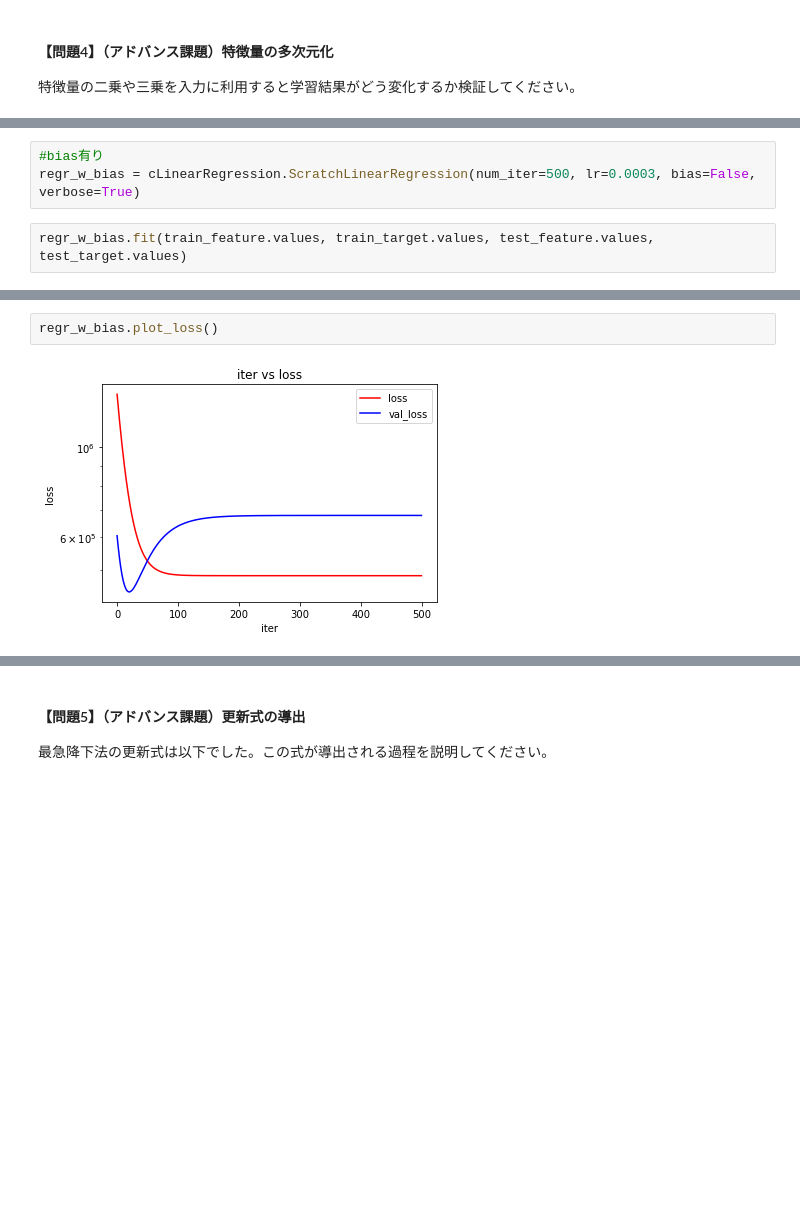
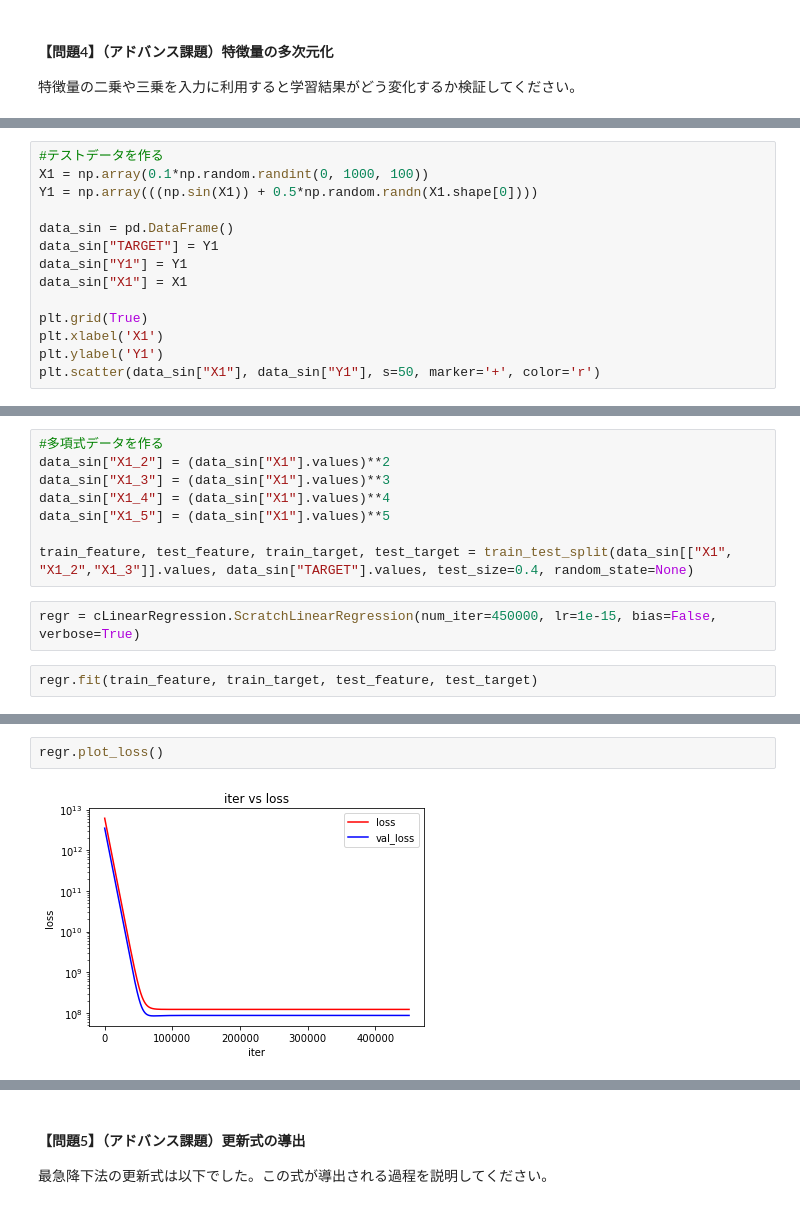
Before and after one commit to ns5849/diveintocode-ml, a Jupyter notebook: sprint3/Sprint3.ipynb, the cells around one changed output, grey strips where cells are left out. Drawn from its saved outputs; the diff is of its cells as text; blank space fills up the shorter version.

```diff
--- a/sprint3/Sprint3.ipynb
+++ b/sprint3/Sprint3.ipynb
@@ -180,0 +493,14 @@ train_feature, test_feature, train_target, test_target = train_test_split(featur
+# %%
+#テストデータを作る
+X1 = np.array(0.1*np.random.randint(0, 1000, 100))
+Y1 = np.array(((np.sin(X1)) + 0.5*np.random.randn(X1.shape[0])))
+
+data_sin = pd.DataFrame()
+data_sin["TARGET"] = Y1
+data_sin["Y1"] = Y1
+data_sin["X1"] = X1
+
+plt.grid(True)
+plt.xlabel('X1')
+plt.ylabel('Y1')
+plt.scatter(data_sin["X1"], data_sin["Y1"], s=50, marker='+', color='r')
@@ -181,8 +510,15 @@ train_feature, test_feature, train_target, test_target = train_test_split(featur
+# %%
+#多項式データを作る
+data_sin["X1_2"] = (data_sin["X1"].values)**2
+data_sin["X1_3"] = (data_sin["X1"].values)**3
+data_sin["X1_4"] = (data_sin["X1"].values)**4
+data_sin["X1_5"] = (data_sin["X1"].values)**5
+
+train_feature, test_feature, train_target, test_target = train_test_split(data_sin[["X1", "X1_2","X1_3"]].values, data_sin["TARGET"].values, test_size=0.4, random_state=None)
 # %%
-#bias有り
-regr_w_bias = cLinearRegression.ScratchLinearRegression(num_iter=500, lr=0.0003, bias=False, verbose=True)
+regr = cLinearRegression.ScratchLinearRegression(num_iter=450000, lr=1e-15, bias=False, verbose=True)
 # %%
-regr_w_bias.fit(train_feature.values, train_target.values, test_feature.values, test_target.values)
+regr.fit(train_feature, train_target, test_feature, test_target)
 # %% [output]
 Initial theta:
 [[4]
@@ -204,4 +544,4 @@ Result:
 # %%
-regr_w_bias.plot_loss()
+regr.plot_loss()
 # %% [output]
-[figure, old version]
+[figure, new version]
```
Also changed, not shown: parts of 60 cells of this notebook, 1 other file.
